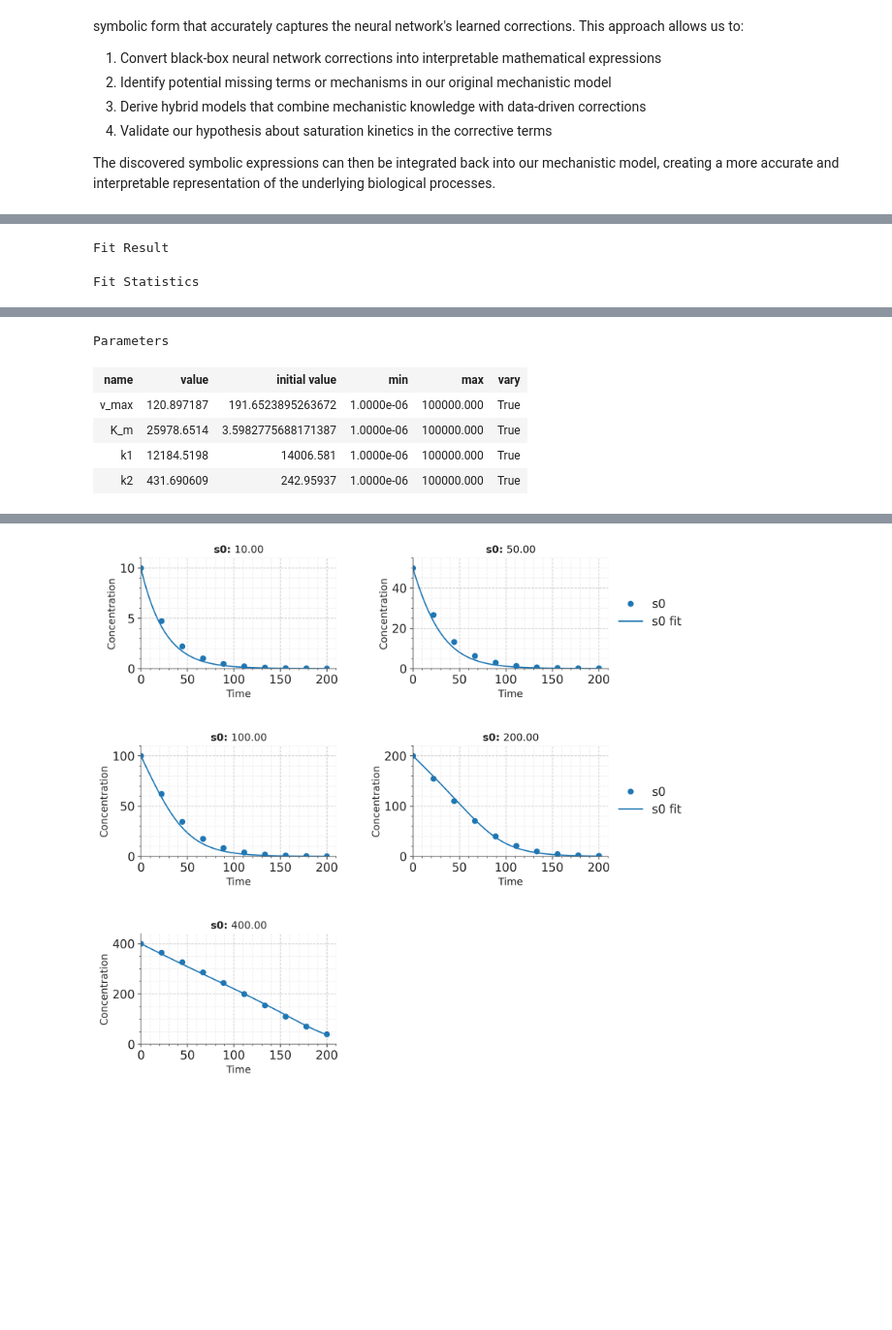
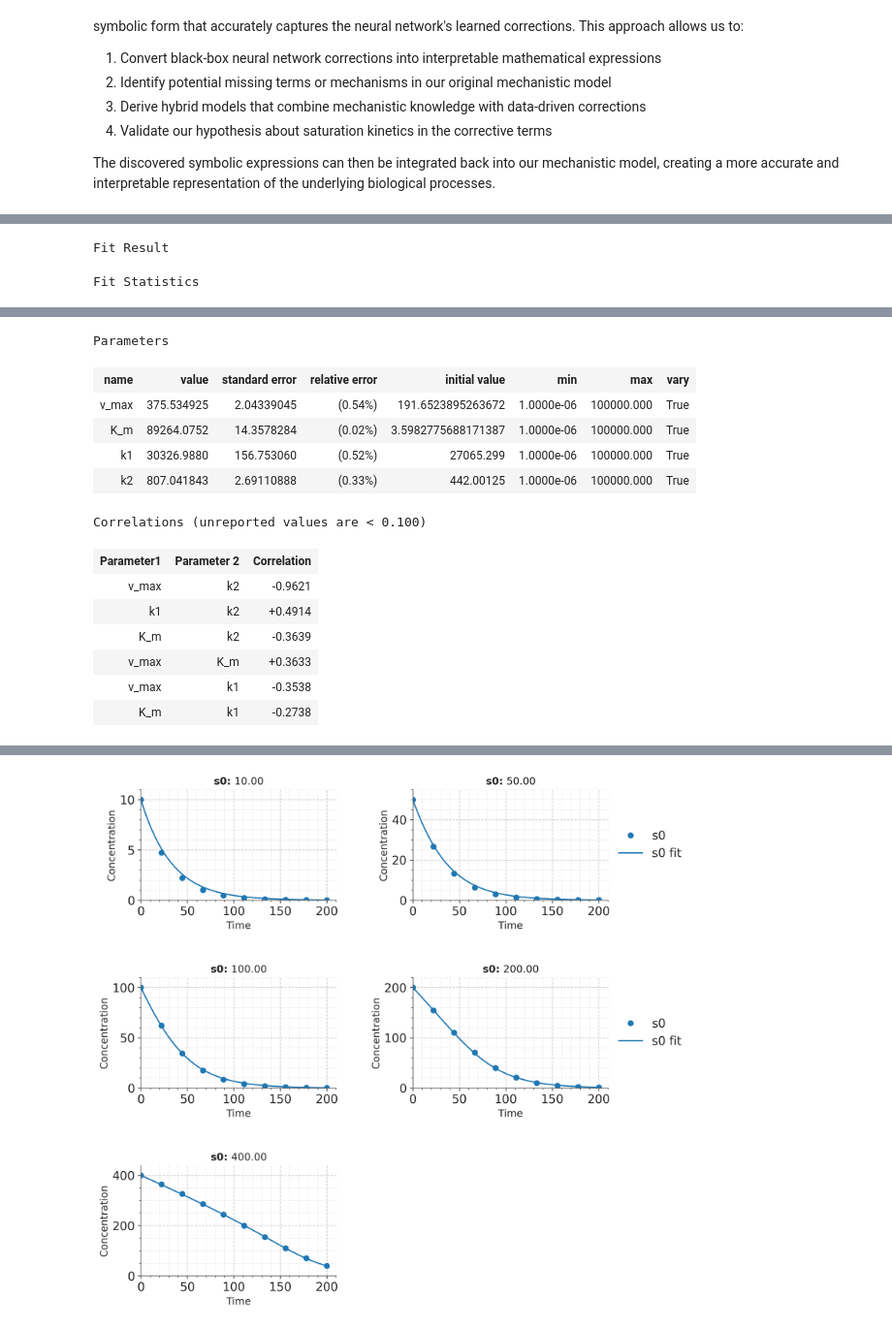
Before and after one commit to JR-1991/Catalax, a Jupyter notebook: examples/UniversalODE.ipynb, the cells around one changed output, grey strips where cells are left out. Shown at 97% size. Cells and saved outputs as stored; diff of their text form; code cells hidden in the pictures; blank space fills up the shorter version.

```diff
--- a/examples/UniversalODE.ipynb
+++ b/examples/UniversalODE.ipynb
@@ -248,6 +248,10 @@ model = PySRRegressor(
     populations=20,
     population_size=50,
     elementwise_loss="L1DistLoss()",
+    optimizer_algorithm="BFGS",  # or "NelderMead"
+    optimize_probability=1.0,  # try each iteration
+    optimizer_iterations=50,  # inner steps per try
+    optimizer_nrestarts=3,  # multi-start for robustness
     complexity_of_operators={
         "+": 1,
         "-": 1,
@@ -350,8 +354,8 @@ for name, value in number_map.items():
 result, learnt = ctx.optimize(
     model=model_sr,
     dataset=simulated,
-    objective_fun=optax.l2_loss,
-    method="cobyla",
+    objective_fun=optax.log_cosh,
+    method="leastsq",
 )
 
 # Plot the results with the enhanced model
@@ -371,8 +375,16 @@ Fit Statistics
 Parameters
-| name | value | initial value | min | max | vary |
-| v_max | 120.897187 | 191.6523895263672 | 1.0000e-06 | 100000.000 | True |
-| K_m | 25978.6514 | 3.5982775688171387 | 1.0000e-06 | 100000.000 | True |
-| k1 | 12184.5198 | 14006.581 | 1.0000e-06 | 100000.000 | True |
-| k2 | 431.690609 | 242.95937 | 1.0000e-06 | 100000.000 | True |
+| name | value | standard error | relative error | initial value | min | max | vary |
+| v_max | 375.534925 | 2.04339045 | (0.54%) | 191.6523895263672 | 1.0000e-06 | 100000.000 | True |
+| K_m | 89264.0752 | 14.3578284 | (0.02%) | 3.5982775688171387 | 1.0000e-06 | 100000.000 | True |
+| k1 | 30326.9880 | 156.753060 | (0.52%) | 27065.299 | 1.0000e-06 | 100000.000 | True |
+| k2 | 807.041843 | 2.69110888 | (0.33%) | 442.00125 | 1.0000e-06 | 100000.000 | True |
+Correlations (unreported values are < 0.100)
+| Parameter1 | Parameter 2 | Correlation |
+| v_max | k2 | -0.9621 |
+| k1 | k2 | +0.4914 |
+| K_m | k2 | -0.3639 |
+| v_max | K_m | +0.3633 |
+| v_max | k1 | -0.3538 |
+| K_m | k1 | -0.2738 |
 [interactive output not drawn]
-[figure, old version]
+[figure, new version]
```
Also changed, not shown: parts of 3 cells of this notebook.
